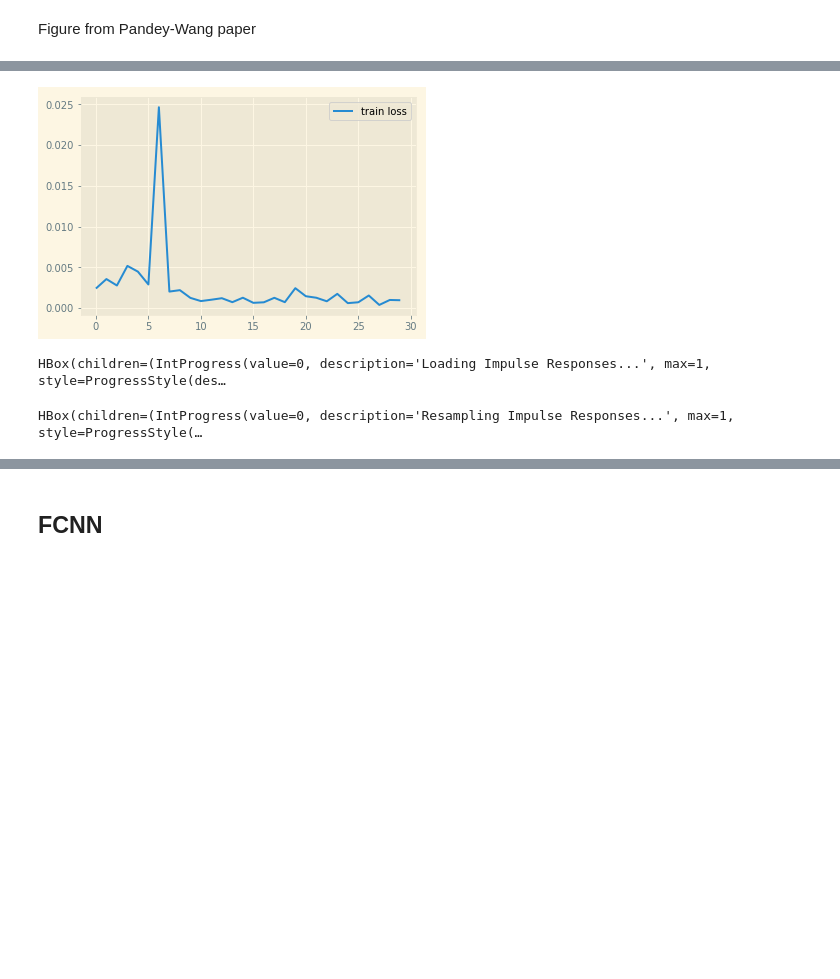
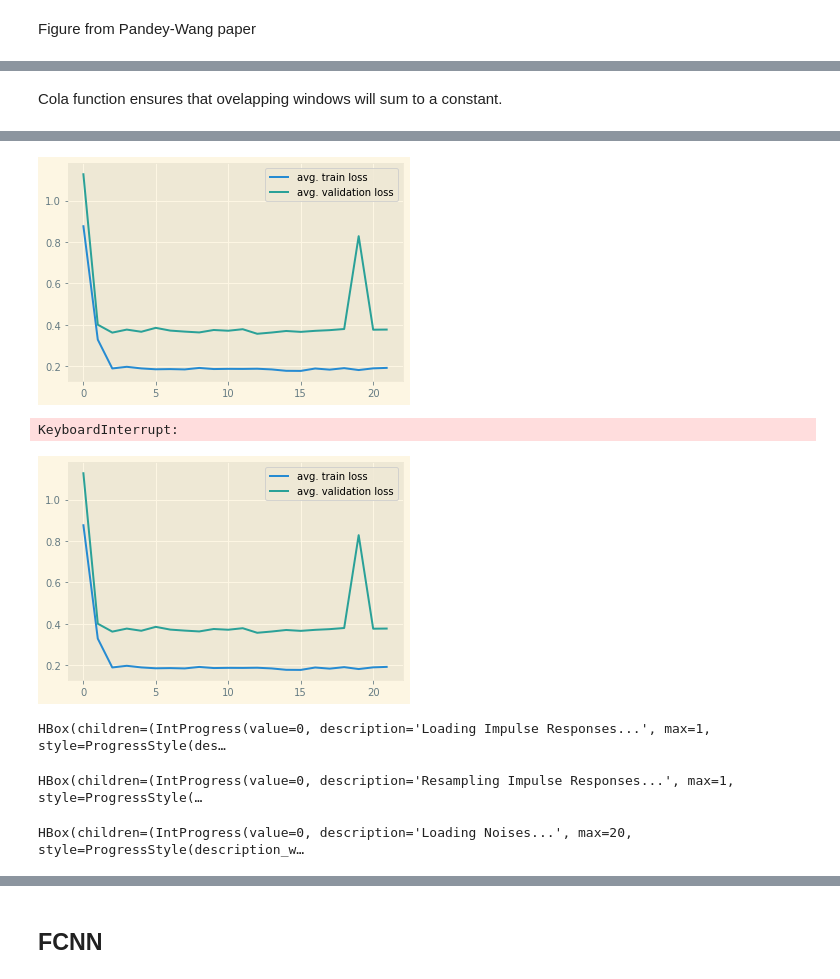
Before and after one commit to ZeroCHENml/DeReverb, a Jupyter notebook: Using_Dataloader.ipynb, the cells around one changed output, grey strips where cells are left out. Drawn from its saved outputs; the diff is of its cells as text; code cells hidden in the pictures; blank space fills up the shorter version.

```diff
--- a/Using_Dataloader.ipynb
+++ b/Using_Dataloader.ipynb
@@ -73,17 +96,27 @@ Audio(batch_ex['clean'][0], rate=speech_sr)
 Figure from Pandey-Wang paper
 # %% [markdown]
 ![unet](papers/images/unet-inspired.png)
+# %% [markdown]
+Cola function ensures that ovelapping windows will sum to a constant.
+# %%
+def cola_window(win_size, hop_len, win_type=np.hamming):
+    w = win_type(win_size)
+    w = np.sqrt(w)
+    K = np.sqrt(hop_len / sum(pow(w,2)))
+    w = w * K
+    return w
 # %%
 class ConvNet(nn.Module):
     def __init__(self, kernel_size):
         super(ConvNet, self).__init__()
         sizes = [(2048, 64), (1024, 64), (512, 64), (256, 128), (128, 128), (64, 128), (32, 256), (16,256), (8, 256)]
+        self.sizes = sizes
         self.input = nn.Conv1d(1, sizes[0][1], kernel_size, 1, 3)
         self.encoder = nn.Sequential(
-            *[nn.Conv1d(sizes[i-1][1], sizes[i][1], kernel_size, 2, 3) for i in range(1, len(sizes))]
+            *[nn.Conv1d(sizes[i-1][1], sizes[i][1], kernel_size, 2, 3, dilation=1) for i in range(1, len(sizes))]
         )
         self.decoder = nn.Sequential(
-            *[nn.ConvTranspose1d(2*sizes[-i+1][1], sizes[-i][1], kernel_size, 2, 3,1) for i in range(2,len(sizes)+1)]
+            *[nn.ConvTranspose1d(2*sizes[-i+1][1], sizes[-i][1], kernel_size, 2, 3, 1, dilation=1) for i in range(2,len(sizes)+1)]
         )
         self.output = nn.ConvTranspose1d(sizes[0][1], 1, kernel_size, 1, 3)
     def forward(self, x):
@@ -99,9 +132,9 @@ class ConvNet(nn.Module):
 
     def reconstruct(self, x):
         x = x.detach().cpu()
-        size = 2048
+        size = self.sizes[0][0]
         hop_len = 256
-        window = torch.from_numpy(np.hamming(size)).float()
+        window = torch.from_numpy(cola_window(size, hop_len)).float()
         output = torch.zeros(x.shape)
         for frame in range(x.shape[-1]//hop_len):
             try:
@@ -118,47 +151,64 @@ try:
     del cnet
 except:
     pass
-cnet = ConvNet(kernel_size=9)
+cnet = ConvNet(kernel_size=7)
 cnet.cuda()
 critereon = nn.MSELoss()
-optim = torch.optim.Adam(cnet.parameters(), lr=1e-4)
+optim = torch.optim.Adam(cnet.parameters(), lr=1e-3)
 # %%
-n_epochs = 5
+n_epochs = 50
 
 mb = master_bar(range(n_epochs))
-mb.names = ['train loss']
-epoch_losses = []
+mb.names = ['avg. train loss', 'avg. validation loss']
+train_losses = []
+valid_losses = []
 for epoch in mb:
-    for data in progress_bar(dl, parent=mb):
+    cnet.train()
+    tl = 0
+    for data in progress_bar(train_dl, parent=mb):
 
-        epoch_loss = 0
+        # Index needed for some ridiculous reason because torch.rfft
+        # has one extra element than it needs
+        inputs = data['reverbed'].cuda().rfft(1)[:,:,:1024,:].flatten(-2)
+        targets = data['clean'].cuda().rfft(1)[:,:,:1024,:].flatten(-2)
 
-        inputs = data['reverbed'].cuda()
-        targets = data['clean'].cuda()
+        optim.zero_grad()
 
         outputs = cnet.forward(inputs)
-        Audio(outputs.cpu().detach().squeeze().numpy(), rate=16000)
         loss = critereon(outputs, targets)
         loss.backward()
         optim.step()
-        optim.zero_grad()
 
-        epoch_loss += loss.cpu().detach().numpy()
+        tl += loss.cpu().detach().numpy()
+    train_losses.append(tl/train_size)
 
-    epoch_losses.append(epoch_loss)
-    mb.update_graph([[range(epoch+1), epoch_losses]])
+    cnet.eval()
+    vl = 0
+    with torch.no_grad():
+        for data in progress_bar(valid_dl, parent=mb):
+            inputs = data['reverbed'].cuda().rfft(1)[:,:,:1024,:].flatten(-2)
+            targets = data['clean'].cuda().rfft(1)[:,:,:1024,:].flatten(-2)
+
+            outputs = cnet.forward(inputs)
+            loss = critereon(outputs, targets)
+
+            vl += loss.cpu().detach().numpy()
+
+        valid_losses.append(vl/valid_size)
+
+    mb.update_graph([[range(len(train_losses)), train_losses], [range(len(valid_losses)), valid_losses]])
     #print(f'epoch {epoch} loss: {epoch_loss}')
 # %% [output]
 [interactive output not drawn]
-[figure, old version]
+[figure, new version]
+KeyboardInterrupt:
+[figure, added]
 # %%
-speech_ex, sr = ta.load((data_path/'clean-speech').ls()[0])
-
 ir_ex = ta.transforms.Resample(48000, 16000)(ta.load((data_path/'impulse-responses').ls()[2])[0])[0,:]
 
 reverb = AudioTransforms.Reverb(rev_files, speech_sr)
-
-reverbed = reverb(speech_ex)
+noise = AudioTransforms.Noise(data_path/'noise', None, -8, 2)
 # %% [output]
 HBox(children=(IntProgress(value=0, description='Loading Impulse Responses...', max=1, style=ProgressStyle(des…
 HBox(children=(IntProgress(value=0, description='Resampling Impulse Responses...', max=1, style=ProgressStyle(…
+HBox(children=(IntProgress(value=0, description='Loading Noises...', max=20, style=ProgressStyle(description_w…
```
Also changed, not shown: parts of 25 cells of this notebook, 1 other file.
